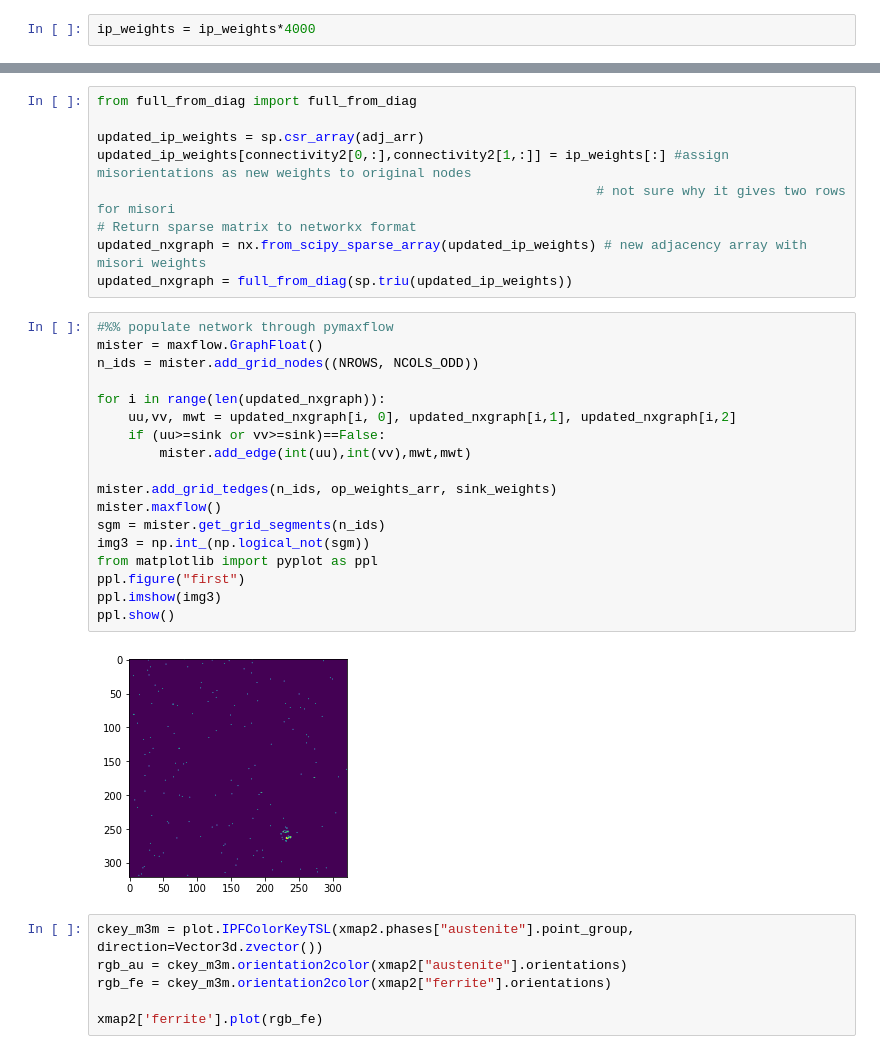
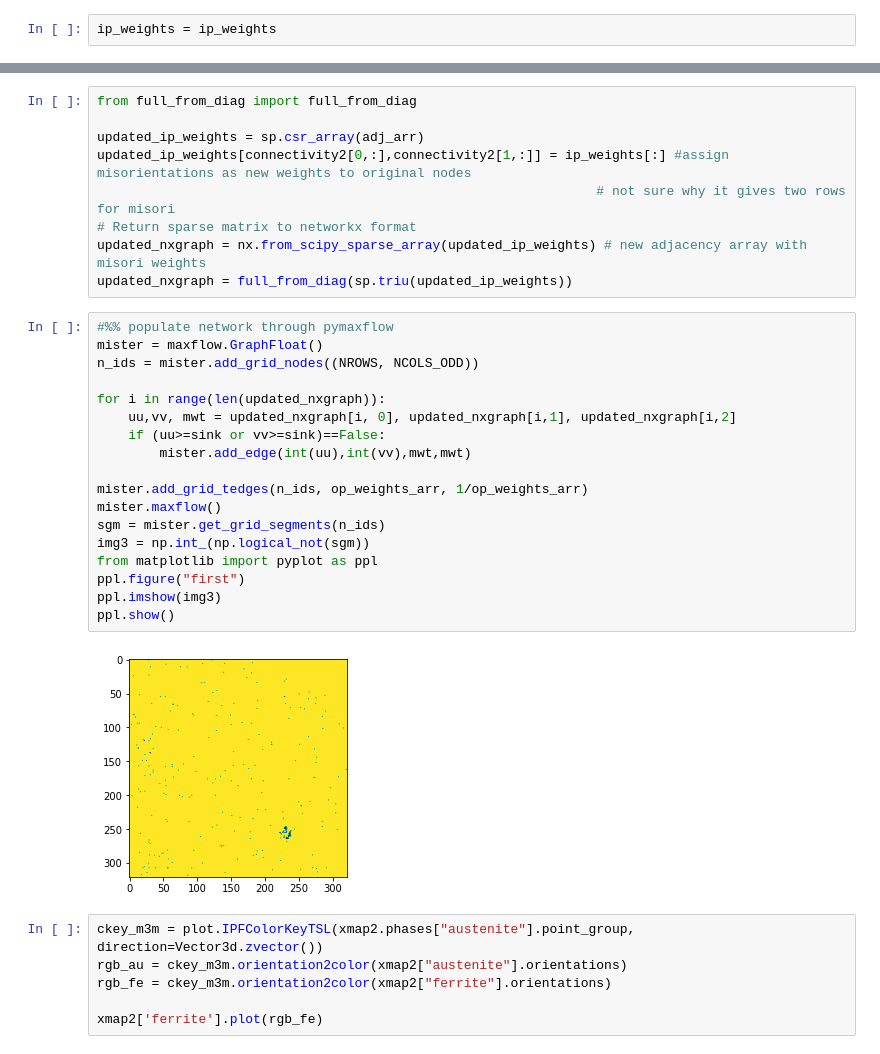
Before and after one commit to mesoOSU/Mart2Aust_Hackathon, a Jupyter notebook: orix/graphCut/outsourceMDF.ipynb, the cells around one changed output, grey strips where cells are left out. Saved outputs shown, nothing was run; the diff lists cells and outputs as text.

```diff
--- a/orix/graphCut/outsourceMDF.ipynb
+++ b/orix/graphCut/outsourceMDF.ipynb
@@ -202,7 +202,7 @@ mat_data = loadmat(data_p)
 op_weights = mat_data['opw_w'] # or 'ipw_w'
 op_weights = op_weights.T
 # %%
-ip_weights = ip_weights*4000
+ip_weights = ip_weights
 # %%
 op_weights_arr = np.reshape(op_weights, (NROWS, NCOLS_ODD))
 sink_weights = np.zeros_like(op_weights_arr)*np.mean(op_weights_arr)
@@ -218,23 +218,23 @@ updated_nxgraph = full_from_diag(sp.triu(updated_ip_weights))
 # %%
 #%% populate network through pymaxflow
 mister = maxflow.GraphFloat()
 n_ids = mister.add_grid_nodes((NROWS, NCOLS_ODD))
 
 for i in range(len(updated_nxgraph)):
     uu,vv, mwt = updated_nxgraph[i, 0], updated_nxgraph[i,1], updated_nxgraph[i,2]
     if (uu>=sink or vv>=sink)==False:
         mister.add_edge(int(uu),int(vv),mwt,mwt)
 
-mister.add_grid_tedges(n_ids, op_weights_arr, sink_weights)
+mister.add_grid_tedges(n_ids, op_weights_arr, 1/op_weights_arr)
 mister.maxflow()
 sgm = mister.get_grid_segments(n_ids)
 img3 = np.int_(np.logical_not(sgm))
 from matplotlib import pyplot as ppl
 ppl.figure("first")
 ppl.imshow(img3)
 ppl.show()
 # %% [output]
-[figure, old version]
+[figure, new version]
 # %%
 ckey_m3m = plot.IPFColorKeyTSL(xmap2.phases["austenite"].point_group, direction=Vector3d.zvector())
 rgb_au = ckey_m3m.orientation2color(xmap2["austenite"].orientations)
```
Also changed, not shown: 5 other files.
